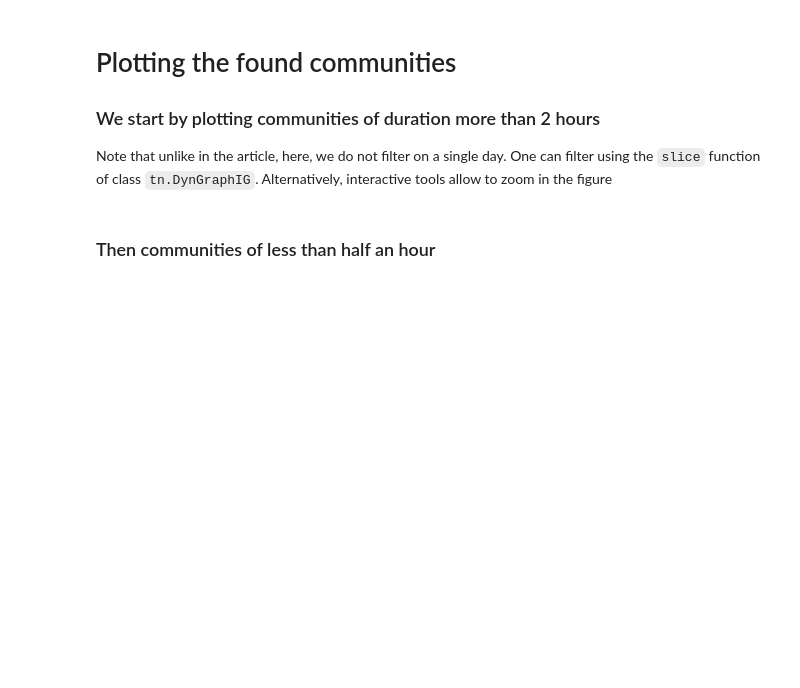
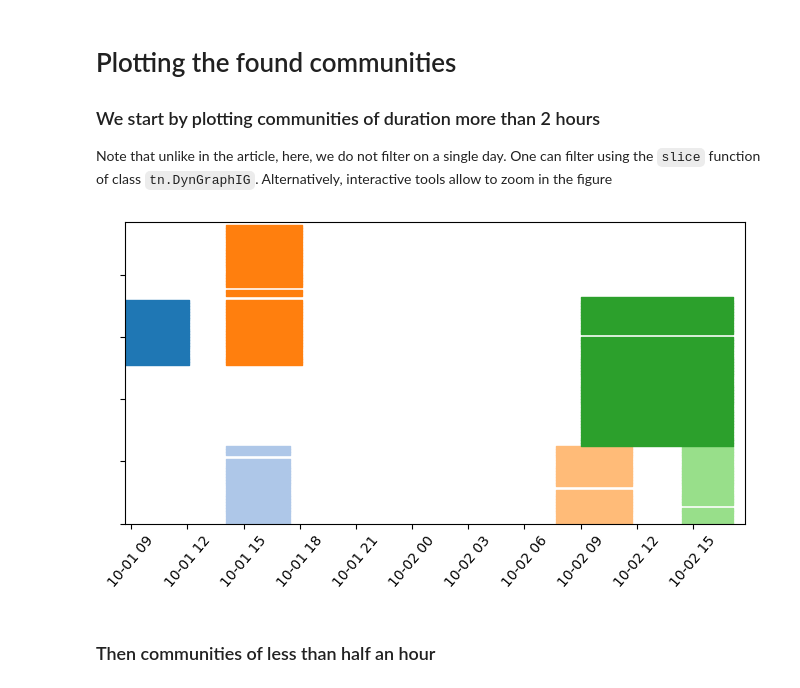
Before and after one commit to Yquetzal/ECML_PKDD_2019, a Jupyter notebook: simple_demo.ipynb, the cells around one changed output. Cells and saved outputs as stored; diff of their text form; code cells hidden in the pictures; blank space fills up the shorter version.

```diff
--- a/simple_demo.ipynb
+++ b/simple_demo.ipynb
@@ -175,5 +187,5 @@ We can now compute stable communities. We let the default parameters, but for th
 the rate at which data are collected for this dataset. Note that in the dataset, dates of interaction is represented as timestamps,
 therefore in term of number of seconds since origin.
 # %%
-persistant_coms_school = track_communities(primary_school,t_granularity=20)
+persistant_coms_school = MSSCD(primary_school,t_granularity=20)
 # %% [output]
@@ -194,9 +212,9 @@ persistant_coms_school = track_communities(primary_school,t_granularity=20)
 Note that unlike in the article, here, we do not filter on a single day. One can filter using the `slice` function of class `tn.DynGraphIG`. Alternatively, interactive tools allow to zoom in the figure
 # %%
 com_to_plot = convert_stable_communities(persistant_coms_school,duration_min=60*60*2)
-p = tn.plot_longitudinal(tn.DynGraphIG(),com_to_plot,height=400,to_datetime=True,nodes=ordered_nodes)
-output_notebook() #output_file("found_large.html")
-show(p)
+tn.plot_longitudinal(tn.DynGraphIG(),com_to_plot,height=400,to_datetime=True,nodes=ordered_nodes)
+# %% [output]
+[figure, added]
 # %% [markdown]
 ### Then communities of less than half an hour
 # %%
```
Also changed, not shown: parts of 8 cells of this notebook.
